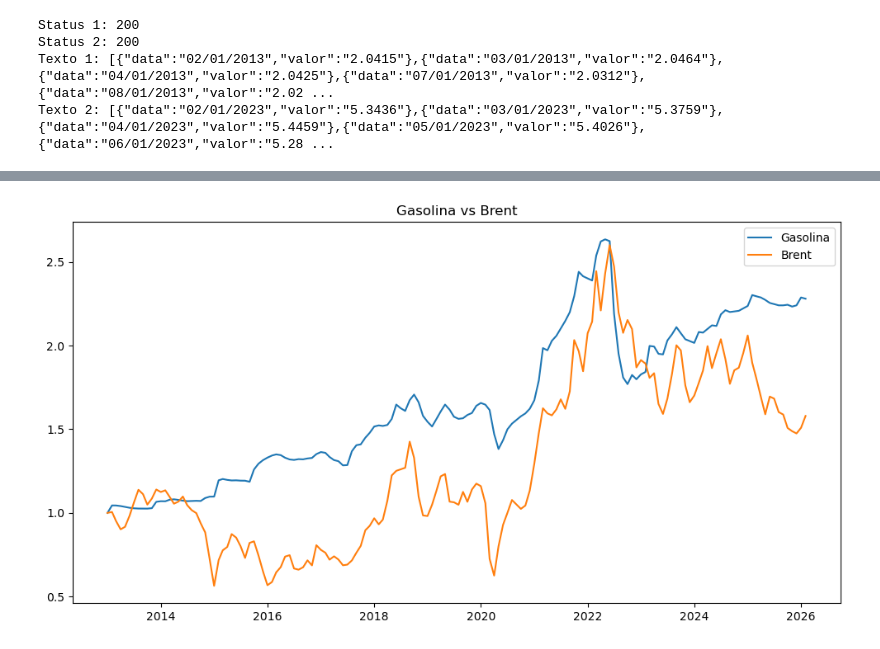
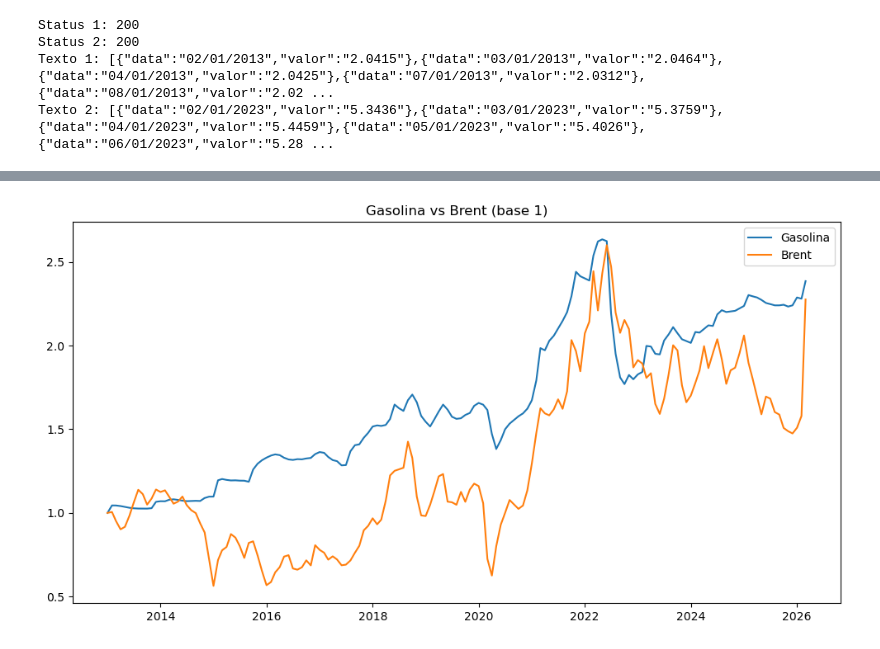
Before and after one commit to guireikdal/brentXgas, a Jupyter notebook: brentXgas_code.ipynb, the cells around one changed output, grey strips where cells are left out. Drawn from its saved outputs; the diff is of its cells as text; code cells hidden in the pictures.

Commit message:
base atualizada

```diff
--- a/brentXgas_code.ipynb
+++ b/brentXgas_code.ipynb
@@ -80,5 +93,5 @@ print(gasolina.head())
 # %%
-brent = pd.read_csv(r"C:\Users\guire\OneDrive\Área de Trabalho\gasxbrent\brent.csv")
+brent = pd.read_csv(r"C:\Users\guire\OneDrive\Área de Trabalho\gasxbrent\brent2.csv")
 print(brent.head())
 # %% [output]
   observation_date  POILBREUSDM
@@ -164,8 +177,11 @@ print(brent.head())
 brent['mes'] = pd.to_datetime(brent['mes'])
 brent = brent.merge(cambio_mensal,on='mes')
 # %%
-brent = brent[['mes','brent_price_usd','usd_brl']]
-brent['brent_brl'] = brent['brent_price_usd'] * brent['usd_brl']
+brent = brent[['mes', 'brent_price_usd', 'usd_brl_x']]
+
+brent['brent_brl'] = (
+    brent['brent_price_usd'] * brent['usd_brl_x']
+)
 # %%
 print(brent.head())
 # %% [output]
@@ -198,19 +214,19 @@ print(df.head())
 # %%
 import matplotlib.pyplot as plt
 
 df['gasolina_norm'] = df['gas_price_brl'] / df['gas_price_brl'].iloc[0] #normalizacao
 df['brent_norm'] = df['brent_brl'] / df['brent_brl'].iloc[0]
 
 plt.figure(figsize=(12,6))
 
 plt.plot(df['mes'], df['gasolina_norm'], label='Gasolina')
 plt.plot(df['mes'], df['brent_norm'], label='Brent')
 
 plt.legend()
-plt.title('Gasolina vs Brent')
+plt.title('Gasolina vs Brent (base 1)')
 plt.show()
 # %% [output]
-[figure, old version]
+[figure, new version]
 # %%
 import statsmodels.api as sm
 
```
Also changed, not shown: parts of 8 cells of this notebook.
